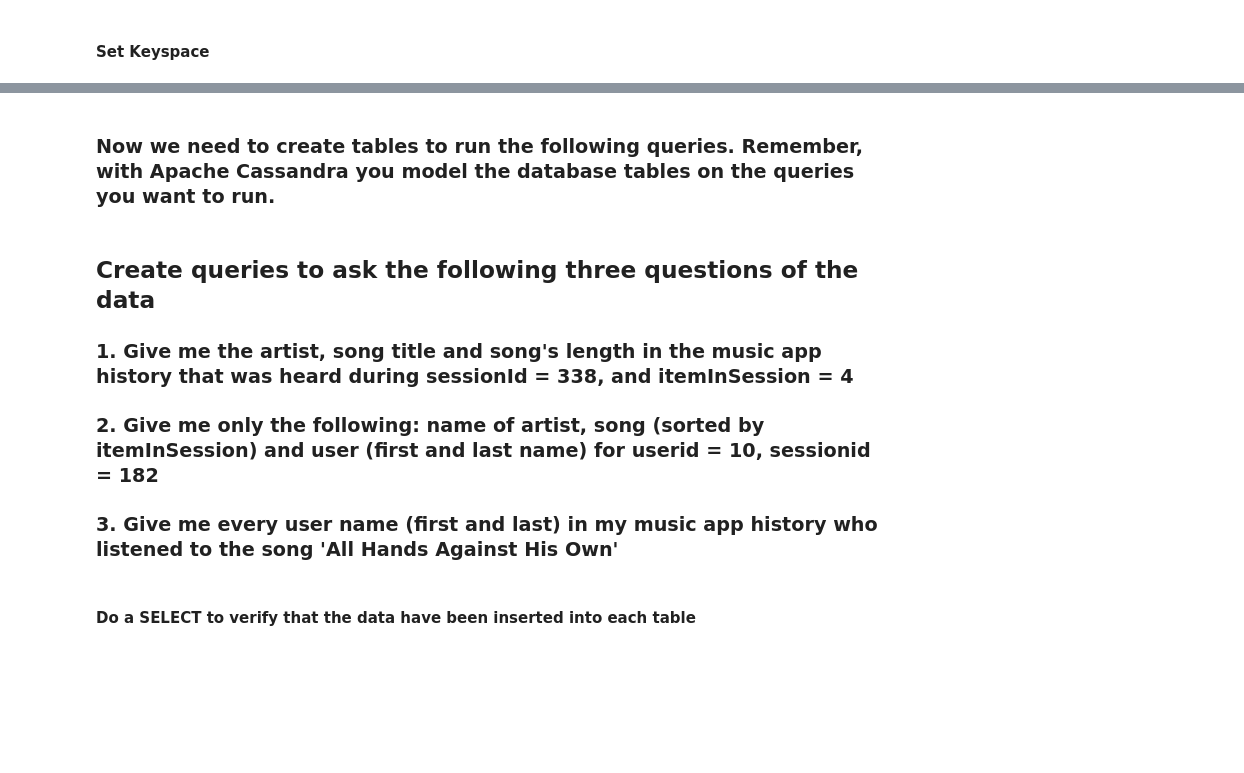
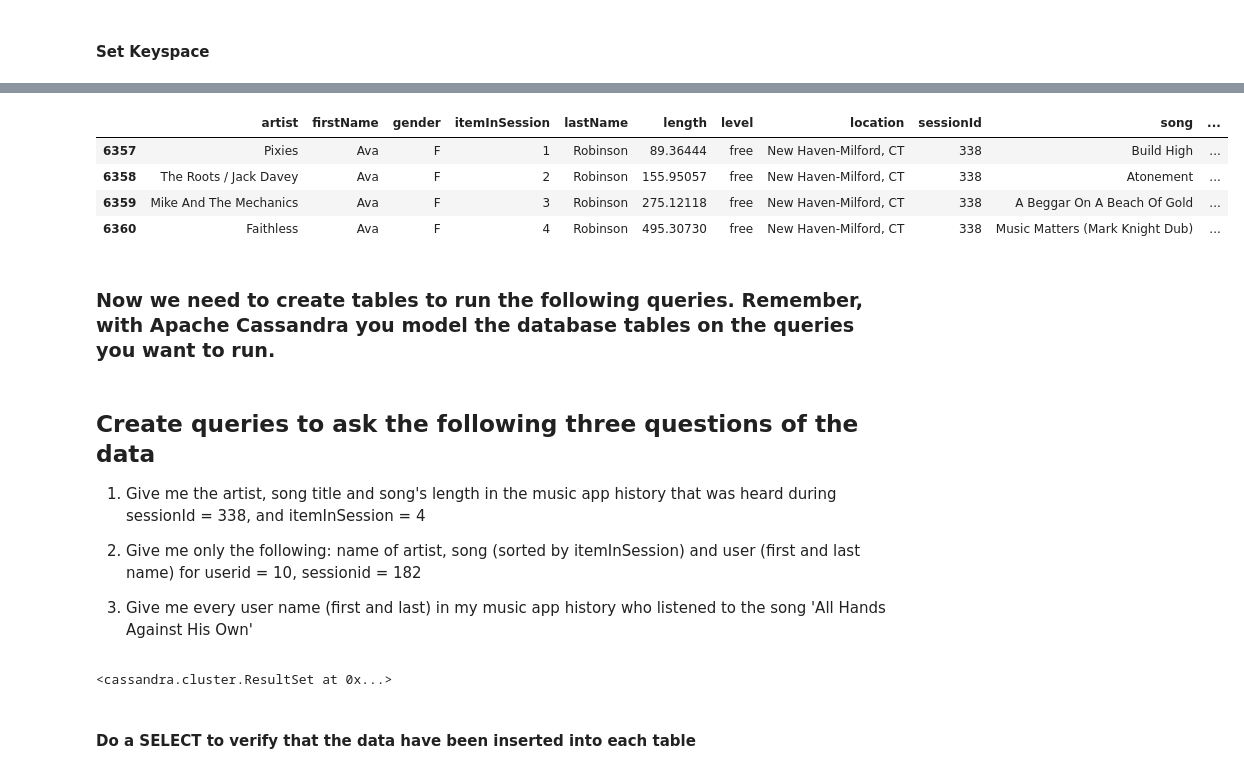
Before and after one commit to Diodak92/Data-Engineering-with-AWS, a Jupyter notebook: data_modeling_project_1/Project_1B_ Project_Template.ipynb, the cells around one changed output, grey strips where cells are left out. Saved outputs shown, nothing was run; the diff lists cells and outputs as text; code cells hidden in the pictures; blank space fills up the shorter version.

```diff
--- a/data_modeling_project_1/Project_1B_ Project_Template.ipynb
+++ b/data_modeling_project_1/Project_1B_ Project_Template.ipynb
@@ -119,12 +160,20 @@ session = cluster.connect()
+# %%
+df.loc[df['sessionId'] == 338]# & df['itemInSession'] == 4]
+# %% [output]
+|  | artist | firstName | gender | itemInSession | lastName | length | level | location | sessionId | song | ... |
+| 6357 | Pixies | Ava | F | 1 | Robinson | 89.36444 | free | New Haven-Milford, CT | 338 | Build High | ... |
+| 6358 | The Roots / Jack Davey | Ava | F | 2 | Robinson | 155.95057 | free | New Haven-Milford, CT | 338 | Atonement | ... |
+| 6359 | Mike And The Mechanics | Ava | F | 3 | Robinson | 275.12118 | free | New Haven-Milford, CT | 338 | A Beggar On A Beach Of Gold | ... |
+| 6360 | Faithless | Ava | F | 4 | Robinson | 495.30730 | free | New Haven-Milford, CT | 338 | Music Matters (Mark Knight Dub) | ... |
 # %% [markdown]
 ### Now we need to create tables to run the following queries. Remember, with Apache Cassandra you model the database tables on the queries you want to run.
 # %% [markdown]
 ## Create queries to ask the following three questions of the data
 
-### 1. Give me the artist, song title and song's length in the music app history that was heard during  sessionId = 338, and itemInSession  = 4
+1. Give me the artist, song title and song's length in the music app history that was heard during  sessionId = 338, and itemInSession  = 4
 
 
-### 2. Give me only the following: name of artist, song (sorted by itemInSession) and user (first and last name) for userid = 10, sessionid = 182
+2. Give me only the following: name of artist, song (sorted by itemInSession) and user (first and last name) for userid = 10, sessionid = 182
 
 
-### 3. Give me every user name (first and last) in my music app history who listened to the song 'All Hands Against His Own'
+3. Give me every user name (first and last) in my music app history who listened to the song 'All Hands Against His Own'
@@ -134,3 +180,38 @@ session = cluster.connect()
+# %%
+## TO-DO: Query 1:  Give me the artist, song title and song's length in the music app history that was heard during \
+## sessionId = 338, and itemInSession = 4
+
+create_tb_query_1 = """
+                    CREATE TABLE IF NOT EXISTS songs_library (
+                    artist TEXT, song TEXT, length DECIMAL, session_id INT, itemln_session INT,
+                    PRIMARY KEY ((session_id, itemln_session), artist, song)
+                    );
+                    """
+
+## TO-DO: Query 2: Give me only the following: name of artist, song (sorted by itemInSession) and user (first and last name)\
+## for userid = 10, sessionid = 182
+
+create_tb_query_2 = """
+                    CREATE TABLE IF NOT EXISTS songs_library (
+                    artist TEXT, song TEXT, item_in_session INT, first_name TEXT, last_name TEXT, user_id INT, session_id INT,
+                    PRIMARY KEY ((user_id, session_id), artist, song)
+                    WITH CLUSTERING ORDER BY (item_in_session)
+                    );
+                    """
+
+## TO-DO: Query 3: Give me every user name (first and last) in my music app history who listened to the song 'All Hands Against His Own'
+
+create_tb_query_3 = """
+                    CREATE TABLE IF NOT EXISTS songs_library (
+                    artist TEXT, song TEXT, length DECIMAL, session_id INT, itemln_session INT,
+                    PRIMARY KEY ((session_id, itemln_session), artist, song)
+                    );
+                    """
+
+session.execute("DROP TABLE IF EXISTS songs_library")
+session.execute(create_tb_query_1)
+# %% [output]
+<cassandra.cluster.ResultSet at 0x...>
 # %%
 # We have provided part of the code to set up the CSV file. Please complete the Apache Cassandra code below#
 file = 'event_datafile_new.csv'
```
Also changed, not shown: parts of 14 cells of this notebook.
